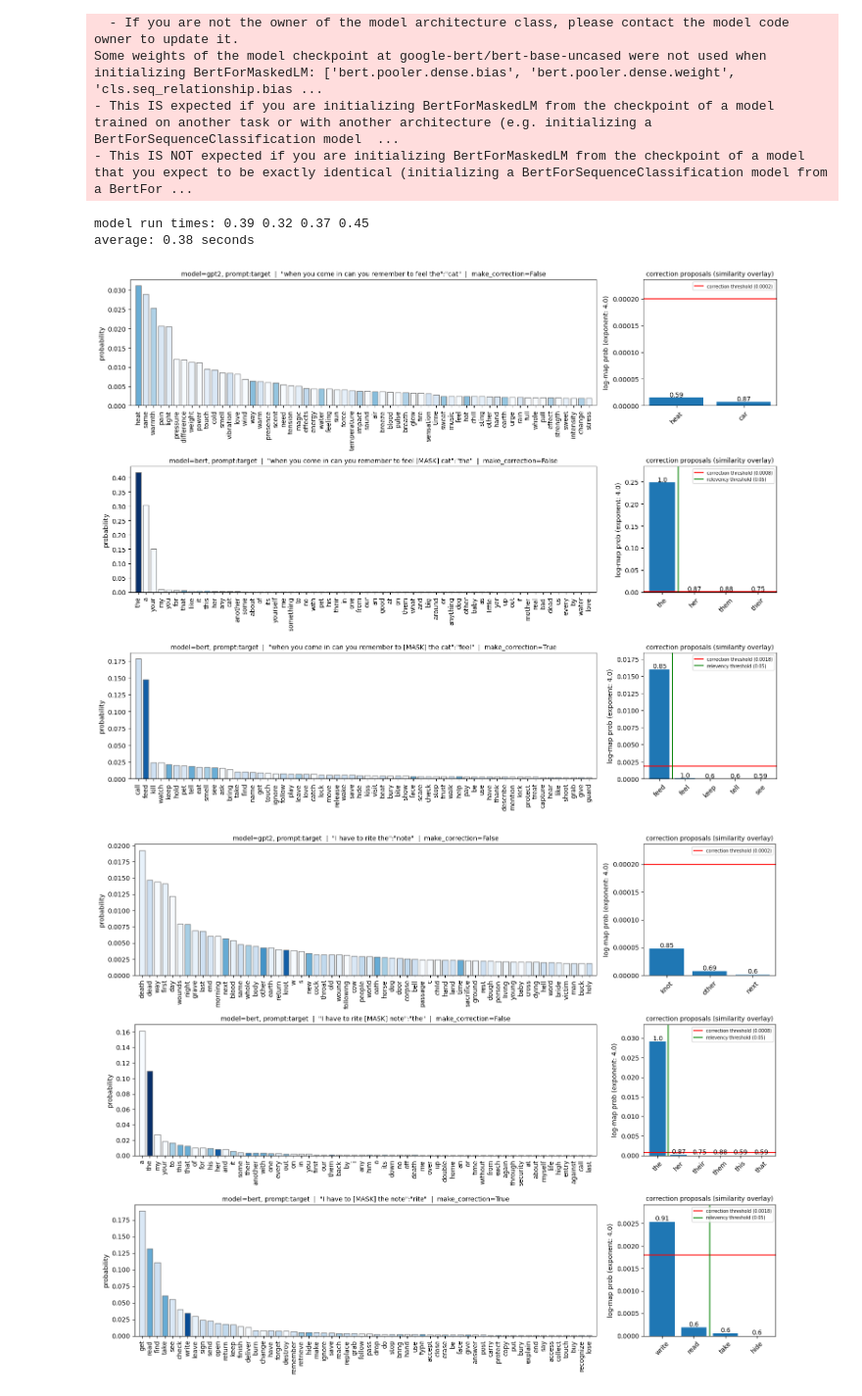
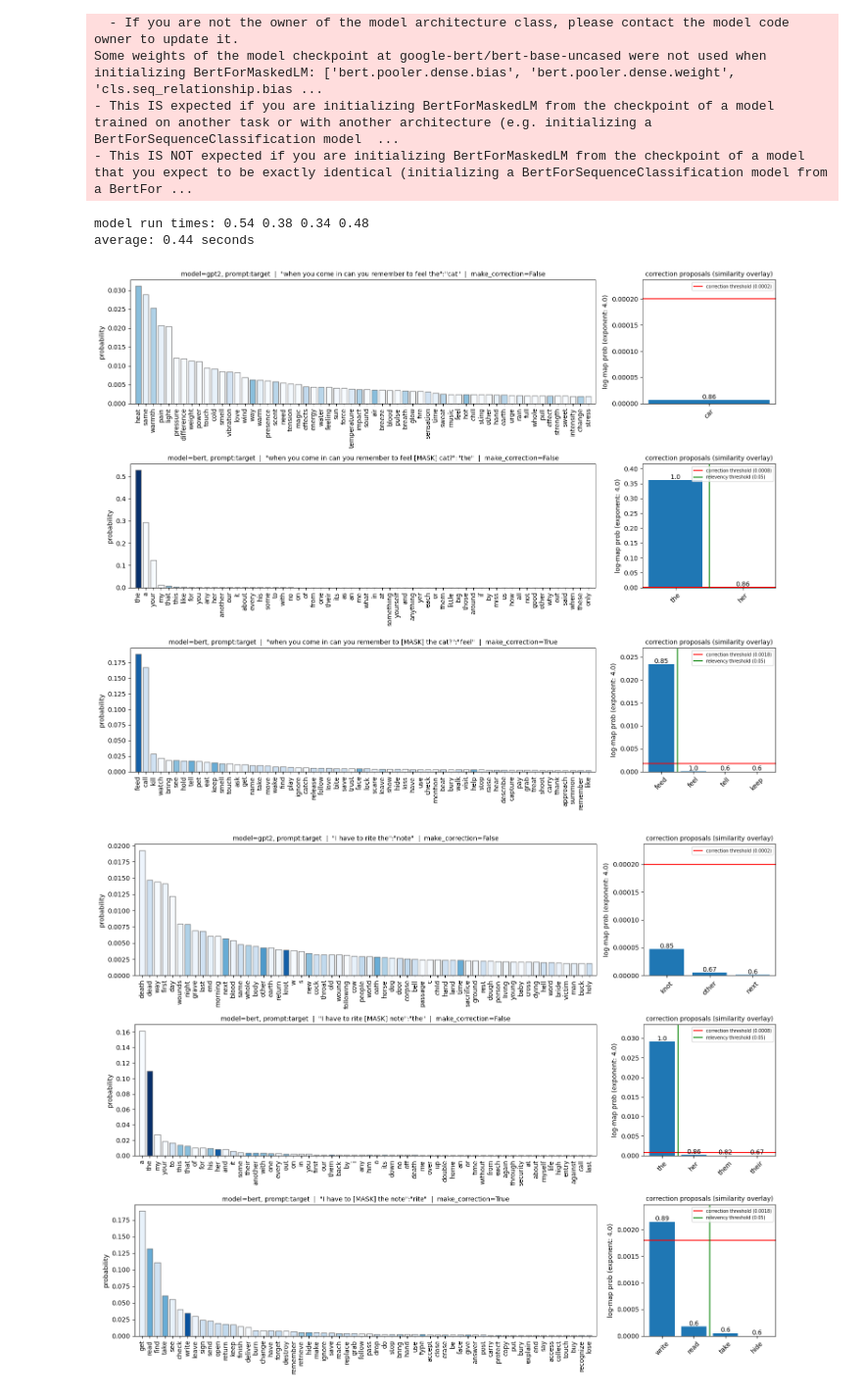
Before and after one commit to mcodepreneur/text, a Jupyter notebook: text6.ipynb, the cells around one changed output. Shown at 98% size. Saved outputs shown, nothing was run; the diff lists cells and outputs as text; code cells hidden in the pictures.

```diff
--- a/text6.ipynb
+++ b/text6.ipynb
@@ -81,15 +81,16 @@ Some weights of the model checkpoint at google-bert/bert-base-uncased were not u
 - This IS NOT expected if you are initializing BertForMaskedLM from the checkpoint of a model that you expect to be exactly identical (initializing a BertForSequenceClassification model from a BertFor ...
 # %%
 def similar(a, b):
-    common_len = round((len(a)+len(b))/2)
+    common_len = np.ceil((len(a)+len(b))/2)
     adjustment = 0
     adjustment_table = {1: 0.5, 2: 0.3, 3: 0.2, 4: 0.1}
-    if common_len in adjustment_table: adjustment = adjustment_table[common_len]*(np.e**(-k*np.abs(len(a)-len(b))))
+    if common_len in adjustment_table: adjustment = adjustment_table[common_len]*(np.e**(-k*(np.abs(len(a)-len(b))-ap))-bp)
     return SequenceMatcher(None, a, b).ratio() + adjustment
 def rreplace(string, word, new_word):
     start = string.rfind(word)
     return string[0:start] + new_word + string[start+len(word):]
 
+spell       = Speller()
 wl          = set(nltk.corpus.words.words())
 log_map     = lambda e: np.vectorize(lambda x: np.power(np.log(x/0.5)/np.log(2), e))  # specify exponent to return vectorized mapping
 after_slash = lambda x: x[(x.rfind("/")+1 if x.rfind("/") != -1 else 0):]
@@ -103,22 +104,29 @@ def get_data(strings, back_n, print_times=False):
     for string, places in zip(strings, places):
         t0     = time()
         case   = []
+        string = string.strip()
         words  = string.split()
+        last_space = string.rfind(' ')
         for n in places:
+            spelled = False
             if n > len(words):
                 break
             if n > 1:
                 model  = M_BERT
                 masked = "[MASK]" + words[-n][-1] if not words[-n][-1].isalpha() else "[MASK]"
                 target = words[-n].strip(punctuation)
+                if target != spell(target):
+                    target = spell(target)
+                    spelled = True
                 prompt = ' '.join(words[:-n] + [masked] + words[len(words)-(n-1):])
             else:
                 model  = M_GPT2
                 string = string.strip()
-                last_space = string.rfind(' ')
                 prompt = string[:last_space]
                 target = string[last_space+1:].strip(punctuation)
-
+                if target != spell(target):
+                    target = spell(target)
+                    spelled = True
             probs  = model.get_word_probs(prompt)
             probsp = [(word, float(prob), min(float(similar(target, word)), 1)) for word, prob in probs if word in wl]
             close_probs = [prob for prob in probsp if prob[2] > 0.5 and prob[1] >= min(0.001, probsp[consider_top][1])]
@@ -184,47 +192,54 @@ def plot_data(data):
 # %%
 strings = [#"Can we go and get those charges you",
            #"and I think that they don't do it just because it's",
            #"of people would be on their own in darkness like that. And wow, it",
-           "when you come in can you remember to feel the cat",
+           #"The dinos are sl cute"
+           "when you come in can you remember to feel the cat?",
            "I have to rite the note",
            "This is Eric. He's going to fry to",
            #"do you want any walt or pepper",
            #"Please don't forget to turn off the store when",
            #"are you going to wear the yellow hat or the bed one",
            #"when do you want to get up to see the fun rise?",
            #"can you go and let my",
            #"can you let my",
            #"you led us on a wild goose case",
            #"when you come over can you remember to being",
            #"when you come over can you being the soup",
            #"when you come over can you, being the",
            #"I went outside and the wind flew my hat",
            #"After I get out of the shower I usually growl",  # don't correct
            "can you really climb all the way up that really tall birdling?",
            #"I think you need to pat more attention",
            #"This method isn't really as grate",
-           #"Don't step on the wet floor, we're freaching",  # don't correct
+           #"Don't step on the wet rug, we're gleaning",
+           #"when you come home can",
            #"Who dat",  # don't correct
+           #"but otherwise will work acuetly",
+           #"everything that I want to happen. Im",
+           #"Are you hot as well?",
            ]
-back_n = 3  # number of words back from end of string, 1 is just last word
 
-k              = 1.5  # exponent parameter for exponential decay of word length augmedented SequenceMatcher
-log_exp        = 4  # exponent parameter for logarithmic mapping
-prob_exp       = 1.6  # raise probability to power in ((prob**power)*log-sim)
-consider_top   = 100  # max top model word predictions considered
-relevency_t    = 0.05  # threshold defined by portion of top proposition to exclude much smaller scored propositions for correcting
-base_t         = 0.0002  # decision threshold for last word: base threshold
-threshold_type = "exponential"  # function defines decision threshold for word n from end
-threshold      = {"constant":    lambda n: base_t,
-                  "linear":      lambda n: base_t + (base_t * (n-1)),
-                  "exponential": lambda n: base_t * (n**2),
-                  "jump-exp":    lambda n: base_t * (max(n-1,1)**2),        # jump thresholds start growing after n=2
-                  "jump-lin":    lambda n: base_t + (base_t * max(n-2, 0))
-                 }[threshold_type]
+back_n  = 3  # number of words back from end of string, 1 is just last word
+k       = 1.2  # exponent parameter for exponential decay of word length augmedented SequenceMatcher
+ap      = 0.57  # exponent parameter
+bp      = 1  # exponent parameter
+log_exp      = 4  # exponent parameter for logarithmic mapping
+prob_exp     = 1.6  # raise probability to power in ((prob**power)*log-sim)
+consider_top = 100  # max top model word predictions considered
+relevency_t  = 0.05  # threshold defined by portion of top proposition to exclude much smaller scored propositions for correcting
+base_t       = 0.0002  # decision threshold for last word: base threshold
+threshold_t  = "exponential"  # function defines decision threshold for word n from end
+threshold    = {"constant":    lambda n: base_t,
+                "linear":      lambda n: base_t + (base_t * (n-1)),
+                "exponential": lambda n: base_t * (n**2),
+                "jump-exp":    lambda n: base_t * (max(n-1,1)**2),        # jump thresholds start growing after n=2
+                "jump-lin":    lambda n: base_t + (base_t * max(n-2, 0))
+               }[threshold_t]
 
 plot_data(get_data(strings, back_n, print_times=True))
 # %% [output]
-model run times: 0.39 0.32 0.37 0.45
-average: 0.38 seconds
+model run times: 0.54 0.38 0.34 0.48
+average: 0.44 seconds
-[figure, old version]
+[figure, new version]
-[figure, old version]
+[figure, new version]
```
Also changed, not shown: parts of 2 cells of this notebook, 2 other files.
